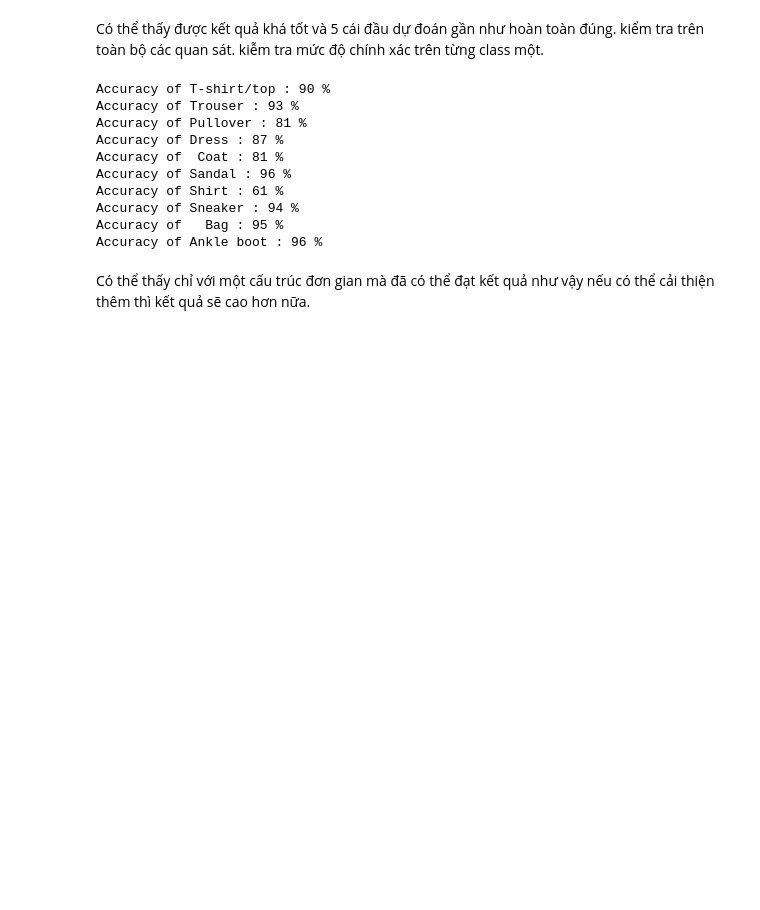
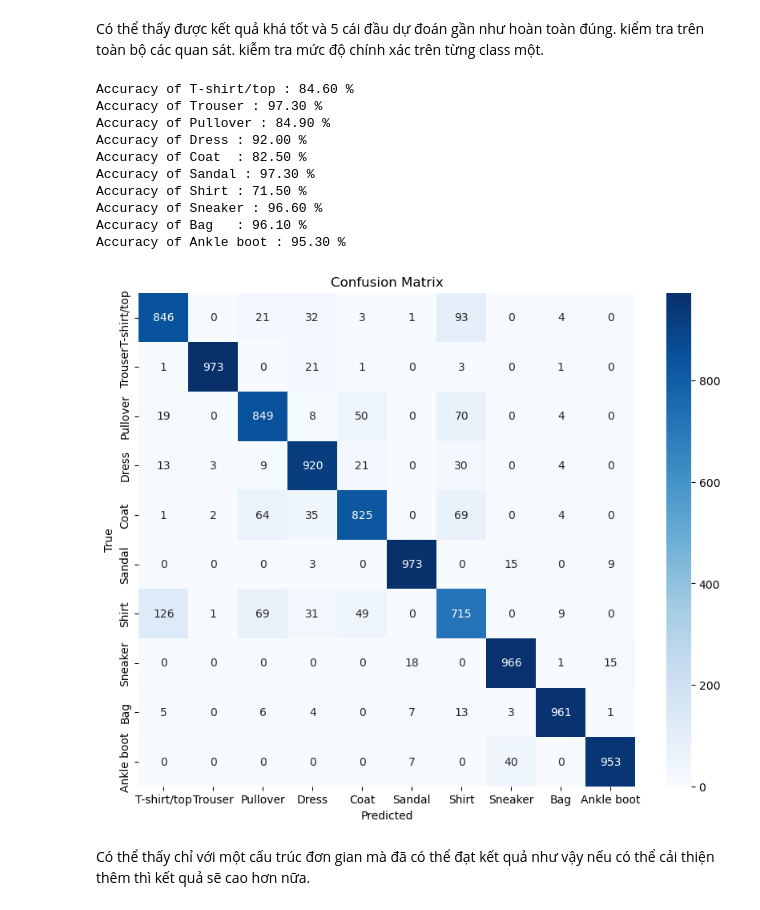
Before and after one commit to Phucgiacat/cnn-pytorch, a Jupyter notebook: cnn_pytorch.ipynb, the cells around one changed output. Drawn from its saved outputs; the diff is of its cells as text; code cells hidden in the pictures; blank space fills up the shorter version.

```diff
--- a/cnn_pytorch.ipynb
+++ b/cnn_pytorch.ipynb
@@ -169,7 +175,7 @@ GroundTruth:  Ankle boot Pullover Trouser Trouser Shirt
 [figure]
 # %%
 net = Net().to(DEVICE)
-net.load_state_dict(torch.load('/content/fashion_net.pth'))
+net.load_state_dict(torch.load('model/fashion_net.pth'))
 outputs = net(images.to(DEVICE))
 # %% [markdown]
 Lấy ra nhãn dựa vào xác xuất lớn nhất của phân phối xác xuất đầu ra
@@ -182,32 +188,60 @@ Predicted:  Ankle boot Pullover Trouser Trouser Shirt
 # %% [markdown]
 Có thể thấy được kết quả khá tốt và 5 cái đầu dự đoán gần như hoàn toàn đúng. kiểm tra trên toàn bộ các quan sát. kiễm tra mức độ chính xác trên từng class một.
 # %%
- class_correct = list(0. for i in range(10))
- class_total = list(0. for i in range(10))
- with torch.no_grad():
-     for data in testLoader:
-         images, labels = data
-         images, labels = images.to(DEVICE), labels.to(DEVICE)
-         outputs = net(images)
-         _, predicted = torch.max(outputs, 1)
-         c = (predicted == labels).squeeze()
-         for i in range(4):
-             label = labels[i]
-             class_correct[label] += c[i].item()
-             class_total[label] += 1
+class_correct = [0. for _ in range(10)]
+class_total = [0. for _ in range(10)]
+
+with torch.no_grad():
+    for data in testLoader:
+        images, labels = data
+        images, labels = images.to(DEVICE), labels.to(DEVICE)
+        outputs = net(images)
+        _, predicted = torch.max(outputs, 1)
+        c = (predicted == labels).squeeze()
+        for i in range(len(labels)):
+            label = labels[i].item()
+            class_correct[label] += c[i].item()
+            class_total[label] += 1
+
 for i in range(10):
-    print('Accuracy of %5s : %2d %%' % (
-        classes[i], 100 * class_correct[i] / class_total[i]))
+    acc = 100 * class_correct[i] / class_total[i] if class_total[i] > 0 else 0
+    print(f'Accuracy of {classes[i]:5s} : {acc:2.2f} %')
 # %% [output]
-Accuracy of T-shirt/top : 90 %
-Accuracy of Trouser : 93 %
-Accuracy of Pullover : 81 %
-Accuracy of Dress : 87 %
-Accuracy of  Coat : 81 %
-Accuracy of Sandal : 96 %
-Accuracy of Shirt : 61 %
-Accuracy of Sneaker : 94 %
-Accuracy of   Bag : 95 %
-Accuracy of Ankle boot : 96 %
+Accuracy of T-shirt/top : 84.60 %
+Accuracy of Trouser : 97.30 %
+Accuracy of Pullover : 84.90 %
+Accuracy of Dress : 92.00 %
+Accuracy of Coat  : 82.50 %
+Accuracy of Sandal : 97.30 %
+Accuracy of Shirt : 71.50 %
+Accuracy of Sneaker : 96.60 %
+Accuracy of Bag   : 96.10 %
+Accuracy of Ankle boot : 95.30 %
+# %%
+from sklearn.metrics import confusion_matrix
+import seaborn as sns
+import matplotlib.pyplot as plt
+
+all_preds = []
+all_labels = []
+
+with torch.no_grad():
+    for images, labels in testLoader:
+        images, labels = images.to(DEVICE), labels.to(DEVICE)
+        outputs = net(images)
+        _, predicted = torch.max(outputs, 1)
+        all_preds.extend(predicted.cpu().numpy())
+        all_labels.extend(labels.cpu().numpy())
+cm = confusion_matrix(all_labels, all_preds)
+
+plt.figure(figsize=(10,8))
+sns.heatmap(cm, annot=True, fmt='g', cmap='Blues',
+            xticklabels=classes, yticklabels=classes)
+plt.xlabel("Predicted")
+plt.ylabel("True")
+plt.title("Confusion Matrix")
+plt.show()
+# %% [output]
+[figure, added]
 # %% [markdown]
 Có thể thấy chỉ với một cấu trúc đơn gian mà đã có thể đạt kết quả như vậy nếu có thể cải thiện thêm thì kết quả sẽ cao hơn nữa.
```
Also changed, not shown: parts of 5 cells of this notebook, 4 other files.
